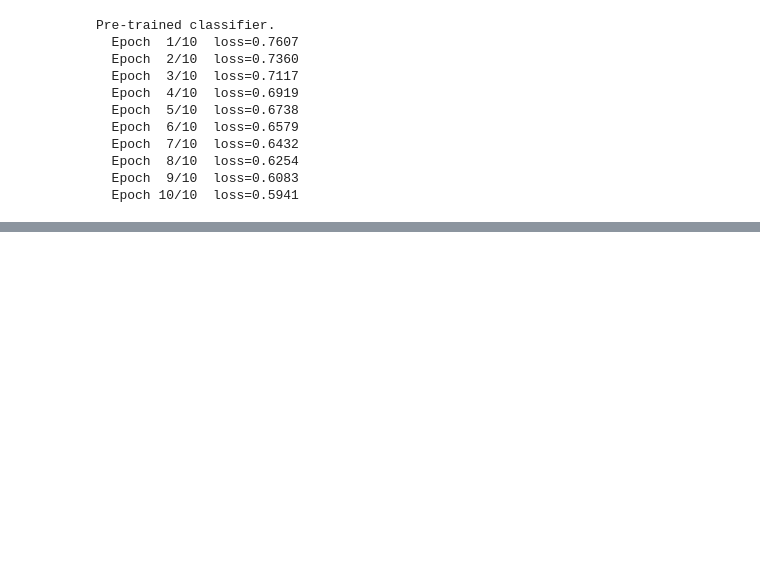
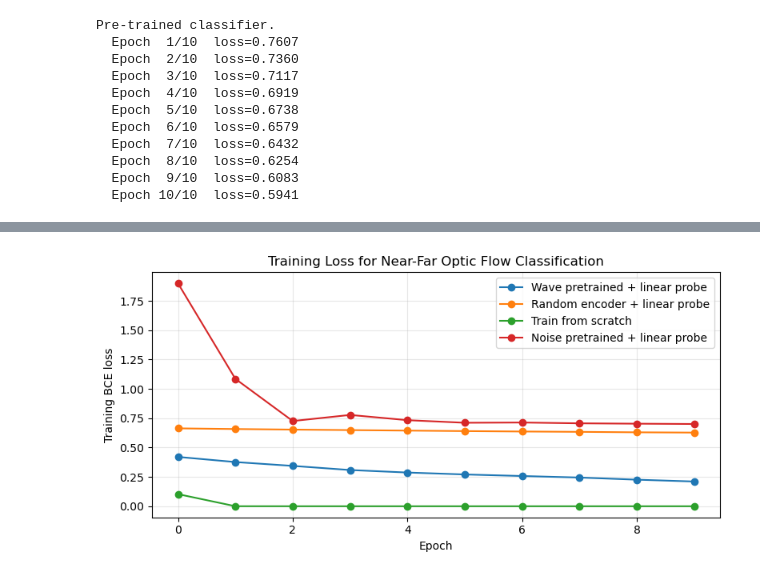
Before and after one commit to mirajiang/neuro-1401-final-project, a Jupyter notebook: project.ipynb, the cells around one changed output, grey strips where cells are left out. Saved outputs shown, nothing was run; the diff lists cells and outputs as text; code cells hidden in the pictures; blank space fills up the shorter version.

Commit message:
Added no pretraining + noise pretraining comparisons and plots

```diff
--- a/project.ipynb
+++ b/project.ipynb
@@ -457,0 +641,8 @@ Pre-trained classifier.
+# %%
+torch.manual_seed(181)
+
+train_scene = BalancedSceneDataset(size=512)
+val_scene = BalancedSceneDataset(size=128)
+
+train_loader = DataLoader(train_scene, batch_size=SIMCLR_BATCH_SIZE, shuffle=True)
+val_loader = DataLoader(val_scene, batch_size=SIMCLR_BATCH_SIZE, shuffle=False)
@@ -457,0 +739,22 @@ Pre-trained classifier.
+# %%
+# noise pretraining + frozen classifier
+torch.manual_seed(181)
+
+noise_train = NoiseDataset(size=512, grid_size=256, n_frames=4)
+noise_loader = DataLoader(noise_train, batch_size=SIMCLR_BATCH_SIZE, shuffle=True)
+
+noise_encoder = Encoder(SIMCLR_LATENT).to(device)
+print("Noise pre-training.")
+noise_pretrain_losses = train_simclr(
+    noise_encoder, noise_loader,
+    epochs=SIMCLR_EPOCHS, lr=SIMCLR_LR,
+    temperature=SIMCLR_TEMPERATURE, device=device
+)
+
+noise_classifier = Classifier().to(device)
+print("Noise-pretrained encoder + frozen linear classifier.")
+noise_probe_hist = train_classifier_with_metrics(
+    noise_encoder, noise_classifier, train_loader,
+    epochs=SIMCLR_EPOCHS, lr=SIMCLR_LR,
+    device=device, val_loader=val_loader
+)
@@ -457,0 +779,17 @@ Pre-trained classifier.
+# %%
+# compare downstream losses
+
+plt.figure(figsize=(8, 4))
+plt.plot(wave_probe_hist["loss"], marker="o", label="Wave pretrained + linear probe")
+plt.plot(random_probe_hist["loss"], marker="o", label="Random encoder + linear probe")
+plt.plot(scratch_hist["loss"], marker="o", label="Train from scratch")
+plt.plot(noise_probe_hist["loss"], marker="o", label="Noise pretrained + linear probe")
+plt.xlabel("Epoch")
+plt.ylabel("Training BCE loss")
+plt.title("Training Loss for Near-Far Optic Flow Classification")
+plt.legend()
+plt.grid(True, alpha=0.3)
+plt.tight_layout()
+plt.show()
+# %% [output]
+[figure, added]
```
Also changed, not shown: parts of 28 cells of this notebook.
